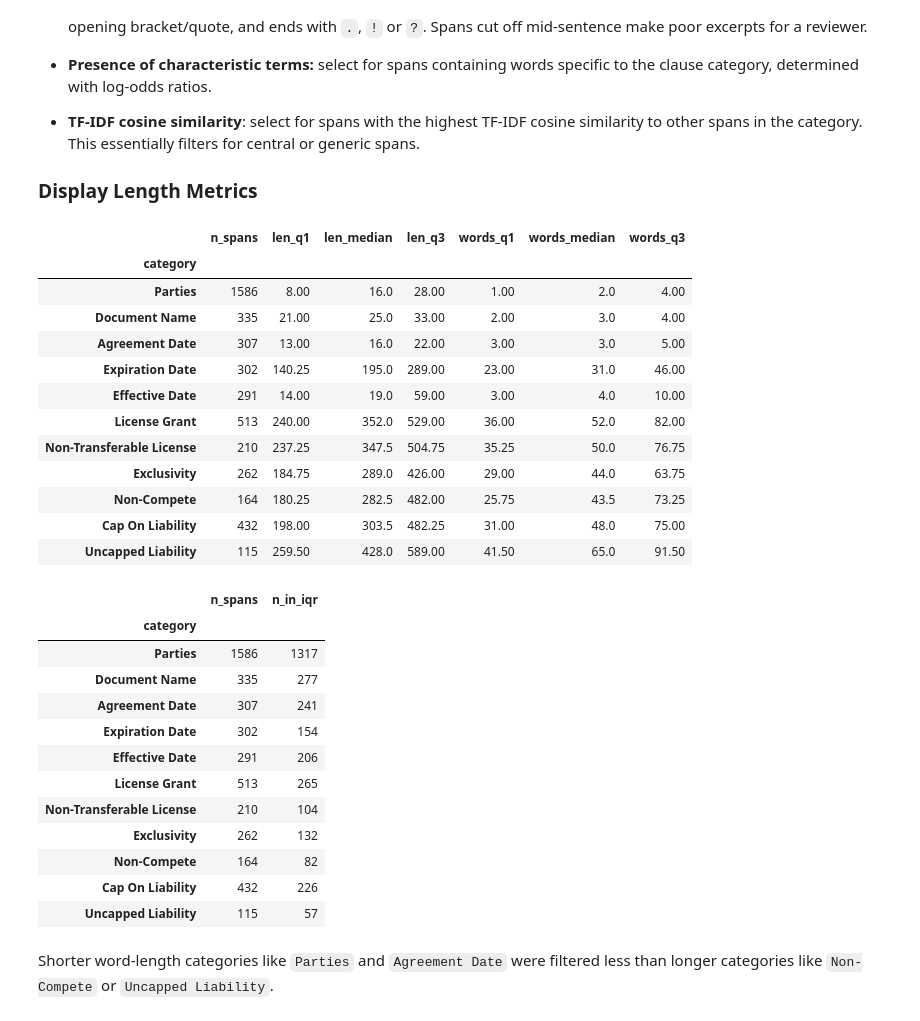
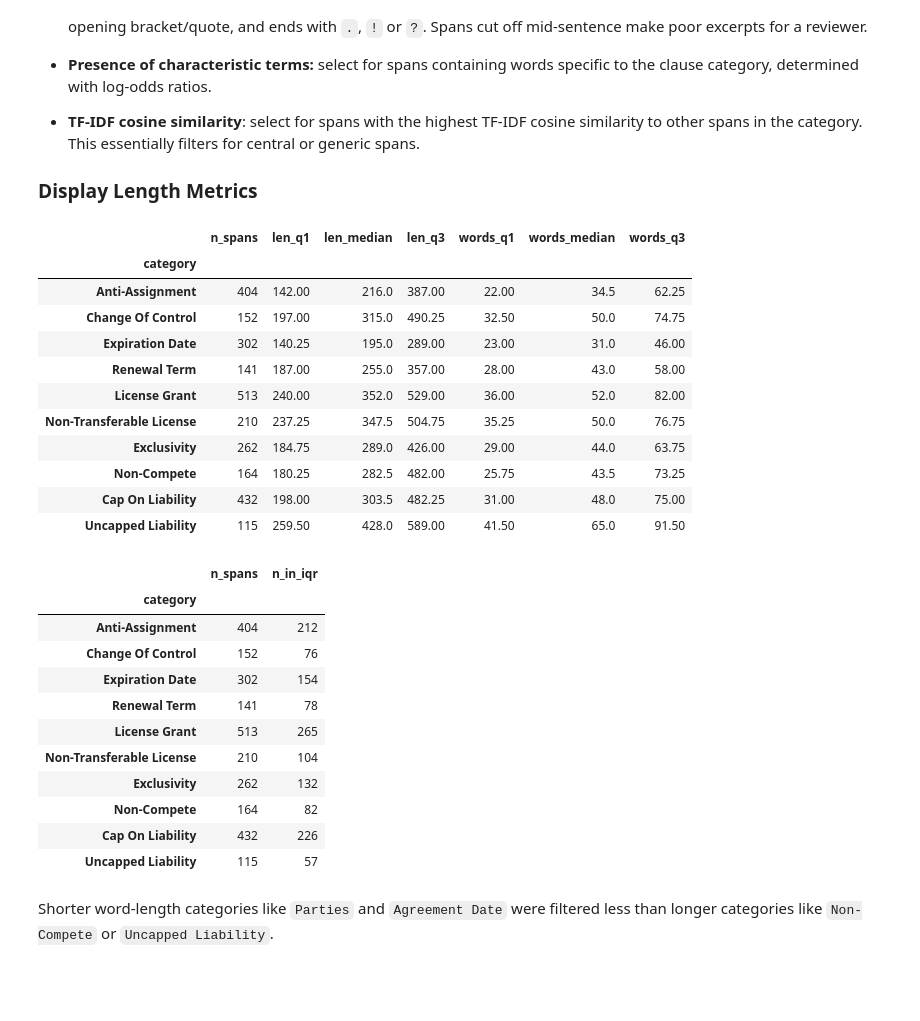
Before and after one commit to Break-Through-Tech/Accenture-1D-contract-review-challenge, a Jupyter notebook: notebooks/review_bundles.ipynb, the cells around one changed output. Cells and saved outputs as stored; diff of their text form; code cells hidden in the pictures; blank space fills up the shorter version.

```diff
--- a/notebooks/review_bundles.ipynb
+++ b/notebooks/review_bundles.ipynb
@@ -34,3 +34,12 @@ if CLEANED_DF_CONTAINS_LEAK:
     # export the filtered cleaned_df, and rename the original
     cleaned_df.to_csv('../data/cuad/cleaned_df.csv', index=False)
     cleaned_train_df.to_csv('../data/cuad/cleaned_train_df.csv', index=False)
+else:
+    cleaned_train_df = cleaned_df.copy()
+
+assert cleaned_train_df['title'].nunique() == len(train_titles)
+
+print(
+    "Training contracts in cleaned_train_df:",
+    cleaned_train_df['title'].nunique()
+)
@@ -307,36 +338,35 @@ Positive source-text excerpts are representative annotated spans that answer the
 
 ### Display Length Metrics
 # %%
-TENTATIVE_CATEGORIES = ['Parties', 'Document Name', 'Agreement Date', 'Expiration Date', 'Effective Date',
-                        'License Grant', 'Non-Transferable License', 'Exclusivity', 'Non-Compete',
-                        'Cap On Liability', 'Uncapped Liability']
+TENTATIVE_CATEGORIES = ['Anti-Assignment','Change Of Control','Expiration Date','Renewal Term',
+    'License Grant','Non-Transferable License','Exclusivity','Non-Compete','Cap On Liability','Uncapped Liability'
+]
 
 # Extract annotations from selected categories
 annotations = df.loc[
     df['has_answer'] & df['category'].isin(TENTATIVE_CATEGORIES),
     ['id', 'title', 'category', 'answer_text', 'answer_start', 'answer_len', 'num_words']
 ]
 
 # First quartile, median, and third quartile of span length (characters and words) per category
 span_length_quartiles = annotations.groupby('category').agg(
     n_spans=('answer_text', 'size'),
     len_q1=('answer_len', lambda s: s.quantile(0.25)),
     len_median=('answer_len', 'median'),
     len_q3=('answer_len', lambda s: s.quantile(0.75)),
     words_q1=('num_words', lambda s: s.quantile(0.25)),
     words_median=('num_words', 'median'),
     words_q3=('num_words', lambda s: s.quantile(0.75)),
 ).reindex(TENTATIVE_CATEGORIES)
 
 span_length_quartiles
 # %% [output]
 |  | n_spans | len_q1 | len_median | len_q3 | words_q1 | words_median | words_q3 |
 | category |  |  |  |  |  |  |  |
-| Parties | 1586 | 8.00 | 16.0 | 28.00 | 1.00 | 2.0 | 4.00 |
-| Document Name | 335 | 21.00 | 25.0 | 33.00 | 2.00 | 3.0 | 4.00 |
-| Agreement Date | 307 | 13.00 | 16.0 | 22.00 | 3.00 | 3.0 | 5.00 |
+| Anti-Assignment | 404 | 142.00 | 216.0 | 387.00 | 22.00 | 34.5 | 62.25 |
+| Change Of Control | 152 | 197.00 | 315.0 | 490.25 | 32.50 | 50.0 | 74.75 |
 | Expiration Date | 302 | 140.25 | 195.0 | 289.00 | 23.00 | 31.0 | 46.00 |
-| Effective Date | 291 | 14.00 | 19.0 | 59.00 | 3.00 | 4.0 | 10.00 |
+| Renewal Term | 141 | 187.00 | 255.0 | 357.00 | 28.00 | 43.0 | 58.00 |
 | License Grant | 513 | 240.00 | 352.0 | 529.00 | 36.00 | 52.0 | 82.00 |
 | Non-Transferable License | 210 | 237.25 | 347.5 | 504.75 | 35.25 | 50.0 | 76.75 |
 | Exclusivity | 262 | 184.75 | 289.0 | 426.00 | 29.00 | 44.0 | 63.75 |
@@ -359,11 +389,10 @@ pd.DataFrame({
 # %% [output]
 |  | n_spans | n_in_iqr |
 | category |  |  |
-| Parties | 1586 | 1317 |
-| Document Name | 335 | 277 |
-| Agreement Date | 307 | 241 |
+| Anti-Assignment | 404 | 212 |
+| Change Of Control | 152 | 76 |
 | Expiration Date | 302 | 154 |
-| Effective Date | 291 | 206 |
+| Renewal Term | 141 | 78 |
 | License Grant | 513 | 265 |
 | Non-Transferable License | 210 | 104 |
 | Exclusivity | 262 | 132 |
```
Also changed, not shown: parts of 40 cells of this notebook, 1 other file.
